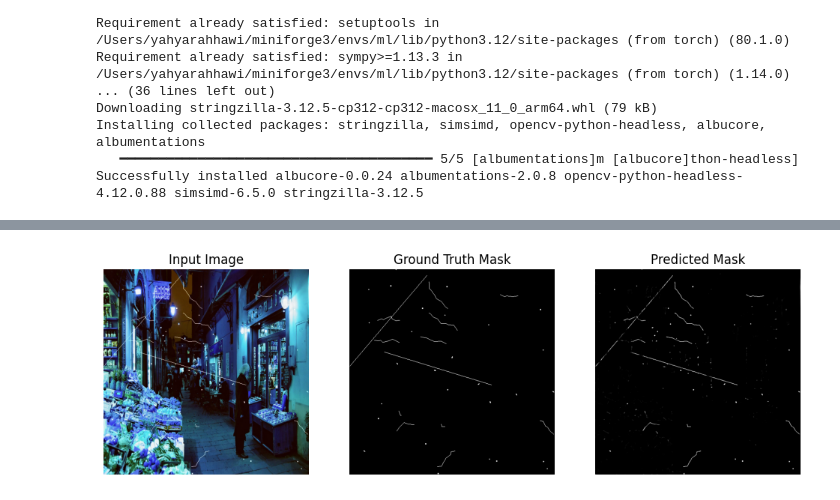
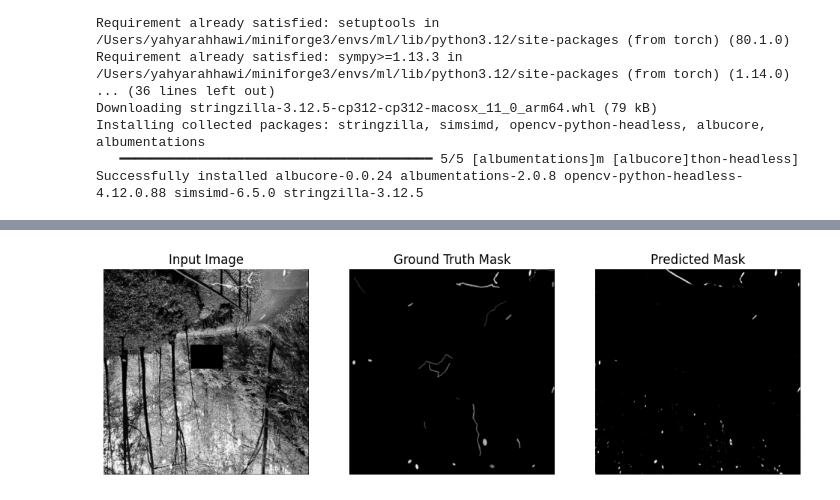
Before and after one commit to yahyarahhawi/Spotless-Film, a Jupyter notebook: main.ipynb, the cells around one changed output, grey strips where cells are left out. Drawn from its saved outputs; the diff is of its cells as text; code cells hidden in the pictures.

```diff
--- a/main.ipynb
+++ b/main.ipynb
@@ -231,7 +386,8 @@ class UNet(nn.Module):
                 nn.Conv2d(out_c, out_c, 3, padding=1), nn.ReLU()
             )
 
-        self.enc1 = conv_block(3, 64)
+        # Back to 1 channel for greyscale
+        self.enc1 = conv_block(1, 64)
         self.enc2 = conv_block(64, 128)
         self.enc3 = conv_block(128, 256)
         self.enc4 = conv_block(256, 512)
@@ -269,15 +441,19 @@ class UNet(nn.Module):
 from torch.utils.data import DataLoader
 from tqdm import tqdm
 
-device = torch.device("mps" if torch.backends.mps.is_available() else "cpu")
+device = torch.device("mps" if torch.backends.mps.is_available() else "cuda")
 dataset = DustDataset("film-dataset", transform=transform)
 loader = DataLoader(dataset, batch_size=8, shuffle=True)
 
 model = UNet().to(device)
-criterion = nn.BCELoss()
 optimizer = torch.optim.Adam(model.parameters(), lr=1e-4)
 
-for epoch in range(10):
+# Add learning rate scheduler
+scheduler = torch.optim.lr_scheduler.ReduceLROnPlateau(
+    optimizer, mode='min', patience=5, factor=0.5, verbose=True
+)
+
+for epoch in range(30):
     model.train()
     total_loss = 0
     for images, masks in tqdm(loader):
@@ -285,7 +461,7 @@ for epoch in range(10):
         masks = masks.to(device)
 
         preds = model(images)
-        loss = criterion(preds, masks)
+        loss = dice_bce_loss(preds, masks)  # Use new loss function
 
         optimizer.zero_grad()
         loss.backward()
@@ -293,5 +469,9 @@ for epoch in range(10):
 
         total_loss += loss.item()
 
-    print(f"Epoch {epoch+1}: Loss = {total_loss / len(loader):.4f}")
+    avg_loss = total_loss / len(loader)
+    print(f"Epoch {epoch+1}: Loss = {avg_loss:.4f}")
+
+    # Step scheduler
+    scheduler.step(avg_loss)
 # %% [output]
@@ -308,48 +489,30 @@ Epoch 10: Loss = 0.0072
-# %%
-for epoch in range(10):
-    model.train()
-    total_loss = 0
-    for images, masks in tqdm(loader):
-        images = images.to(device)
-        masks = masks.to(device)
-
-        preds = model(images)
-        loss = criterion(preds, masks)
-
-        optimizer.zero_grad()
-        loss.backward()
-        optimizer.step()
-
-        total_loss += loss.item()
-
-    print(f"Epoch {epoch+1}: Loss = {total_loss / len(loader):.4f}")
 # %%
 model.eval()
 with torch.no_grad():
     images, masks = next(iter(loader))
     preds = model(images.to(device)).cpu()
 
 # Plot side-by-side for sanity check
 
 plt.figure(figsize=(12, 4))
 plt.subplot(1, 3, 1)
-plt.imshow(np.transpose(images[0].numpy(), (1, 2, 0)))
+plt.imshow(images[0].squeeze(), cmap='gray')
 plt.title("Input Image")
 plt.axis('off')
 
 plt.subplot(1, 3, 2)
-plt.imshow(np.transpose(masks[0].numpy(), (1, 2, 0)), cmap='gray')
+plt.imshow(masks[0].squeeze(), cmap='gray')
 plt.title("Ground Truth Mask")
 plt.axis('off')
 
 plt.subplot(1, 3, 3)
-plt.imshow(np.transpose(preds[0].numpy(), (1, 2, 0)), cmap='gray')
+plt.imshow(preds[0].squeeze(), cmap='gray')
 plt.title("Predicted Mask")
 plt.axis('off')
 
 plt.show()
 # %% [output]
-[figure, old version]
+[figure, new version]
 # %%
 plt.imsave("predicted_mask.png", np.transpose(preds[0].numpy(), (1, 2, 0)).squeeze(), cmap='gray')
 # %%
```
Also changed, not shown: parts of 12 cells of this notebook, 1 other file.
